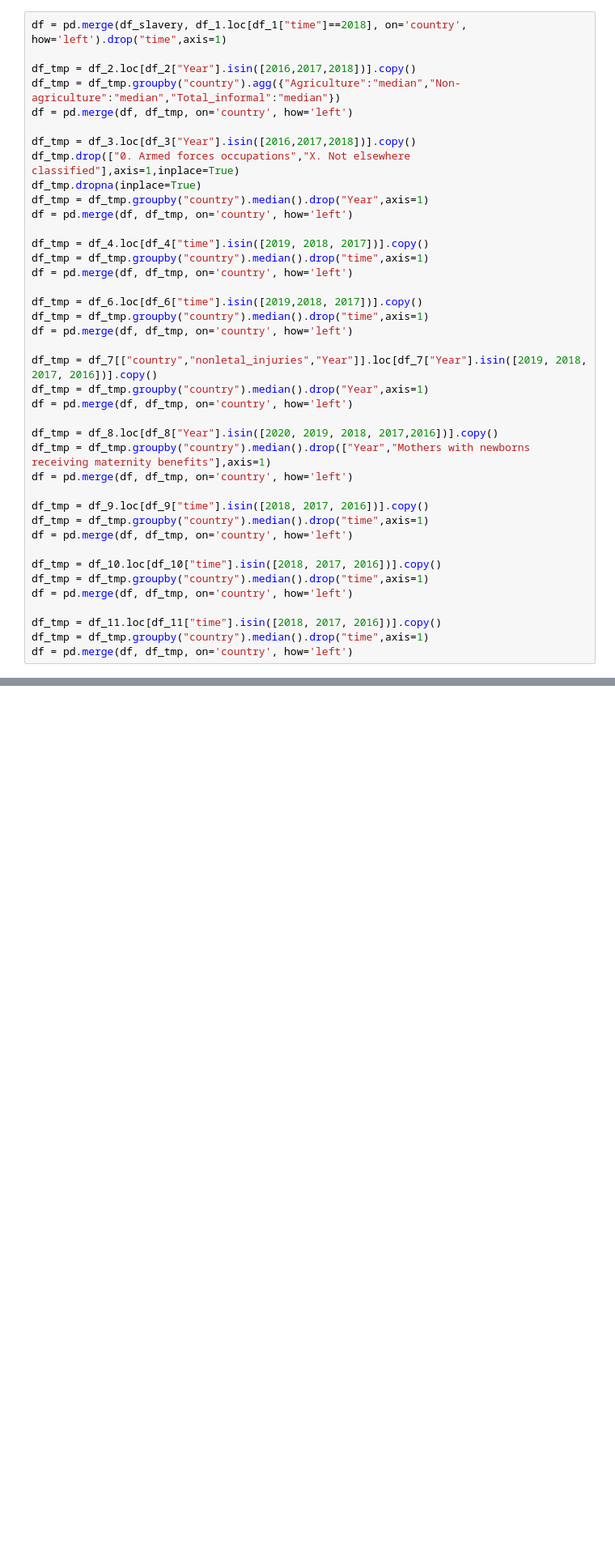
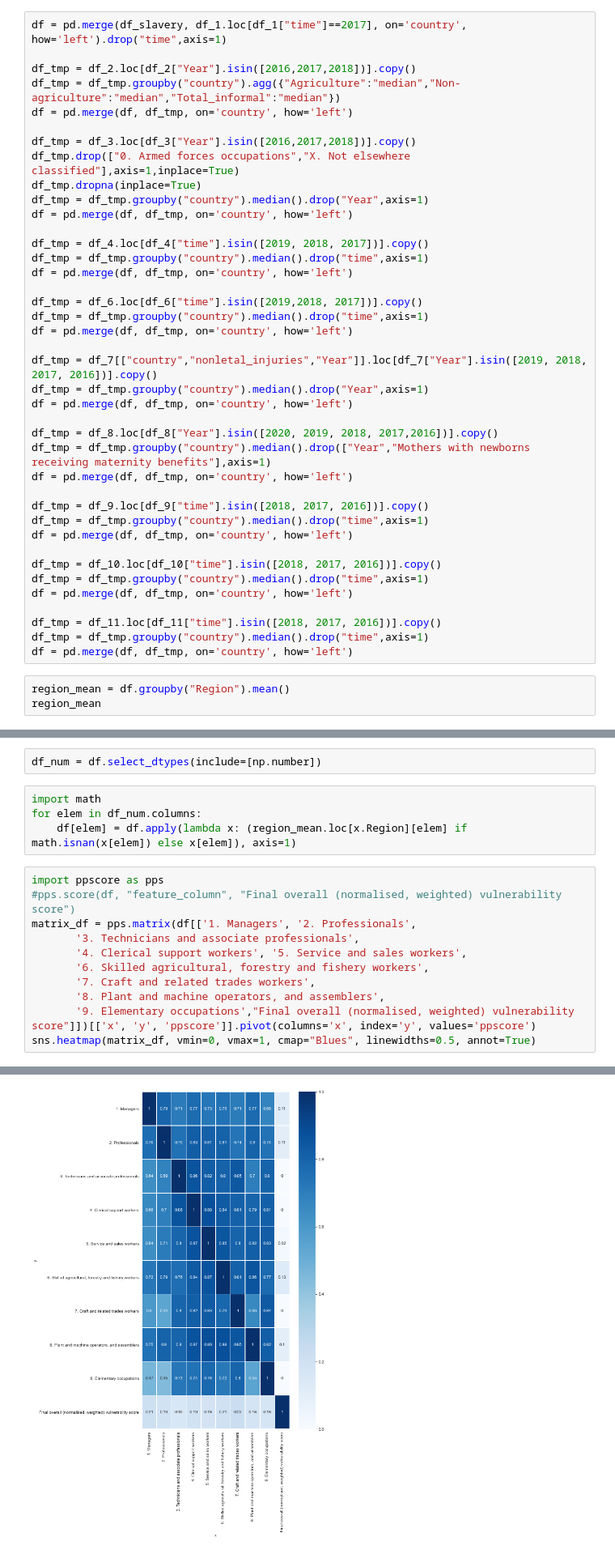
Before and after one commit to DataJam-Pasos-Libres-2021/TeamNinus, a Jupyter notebook: project/adecuacion.ipynb, the cells around one changed output, grey strips where cells are left out. Shown at 81% size. Cells and saved outputs as stored; diff of their text form; blank space fills up the shorter version.

```diff
--- a/project/adecuacion.ipynb
+++ b/project/adecuacion.ipynb
@@ -55,5 +58,5 @@ df_slavery = df_slavery.rename(columns={'%':'Support survivors','%.1':'Criminal
 # %%
-df = pd.merge(df_slavery, df_1.loc[df_1["time"]==2018], on='country', how='left').drop("time",axis=1)
+df = pd.merge(df_slavery, df_1.loc[df_1["time"]==2017], on='country', how='left').drop("time",axis=1)
 
 df_tmp = df_2.loc[df_2["Year"].isin([2016,2017,2018])].copy()
 df_tmp = df_tmp.groupby("country").agg({"Agriculture":"median","Non-agriculture":"median","Total_informal":"median"})
@@ -92,3 +95,6 @@ df = pd.merge(df, df_tmp, on='country', how='left')
 df_tmp = df_11.loc[df_11["time"].isin([2018, 2017, 2016])].copy()
 df_tmp = df_tmp.groupby("country").median().drop("time",axis=1)
 df = pd.merge(df, df_tmp, on='country', how='left')
+# %%
+region_mean = df.groupby("Region").mean()
+region_mean
@@ -94,0 +110,18 @@ df = pd.merge(df, df_tmp, on='country', how='left')
+# %%
+df_num = df.select_dtypes(include=[np.number])
+# %%
+import math
+for elem in df_num.columns:
+    df[elem] = df.apply(lambda x: (region_mean.loc[x.Region][elem] if math.isnan(x[elem]) else x[elem]), axis=1)
+# %%
+import ppscore as pps
+#pps.score(df, "feature_column", "Final overall (normalised, weighted) vulnerability score")
+matrix_df = pps.matrix(df[['1. Managers', '2. Professionals',
+       '3. Technicians and associate professionals',
+       '4. Clerical support workers', '5. Service and sales workers',
+       '6. Skilled agricultural, forestry and fishery workers',
+       '7. Craft and related trades workers',
+       '8. Plant and machine operators, and assemblers',
+       '9. Elementary occupations',"Final overall (normalised, weighted) vulnerability score"]])[['x', 'y', 'ppscore']].pivot(columns='x', index='y', values='ppscore')
+sns.heatmap(matrix_df, vmin=0, vmax=1, cmap="Blues", linewidths=0.5, annot=True)
+# %% [output]
@@ -95,3 +129,4 @@ df = pd.merge(df, df_tmp, on='country', how='left')
+[figure, added]
 # %%
 df.columns
 # %% [output]
```
Also changed, not shown: parts of 22 cells of this notebook.
